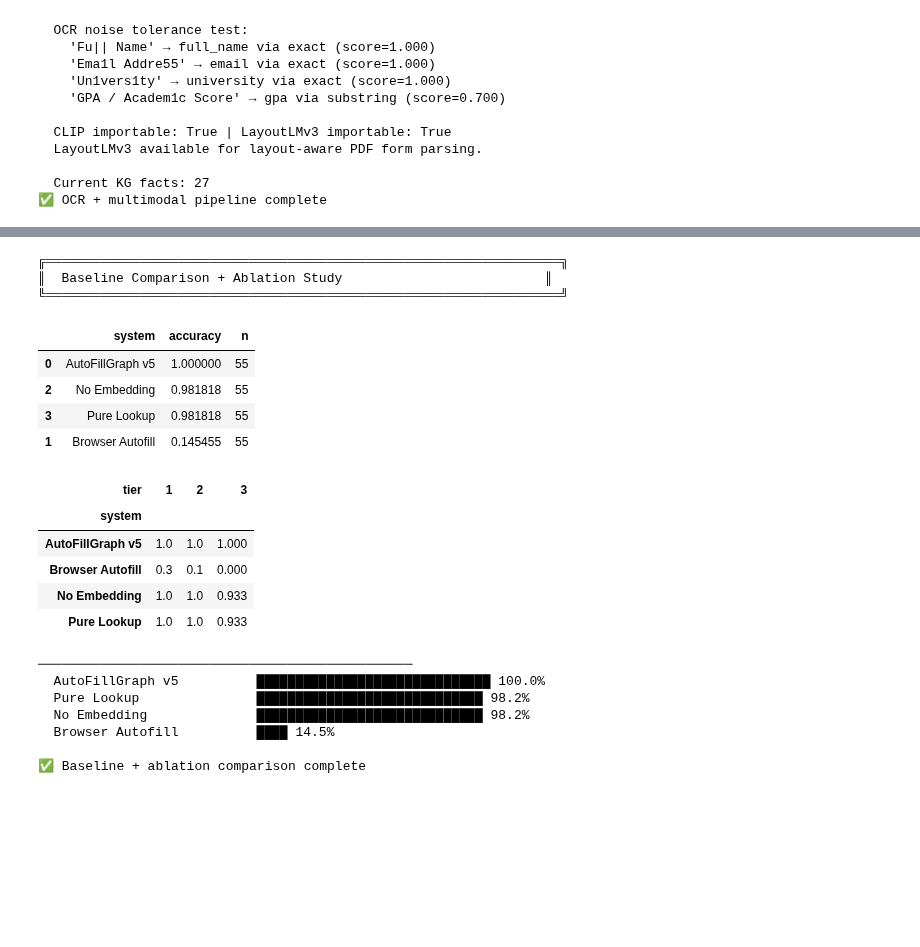
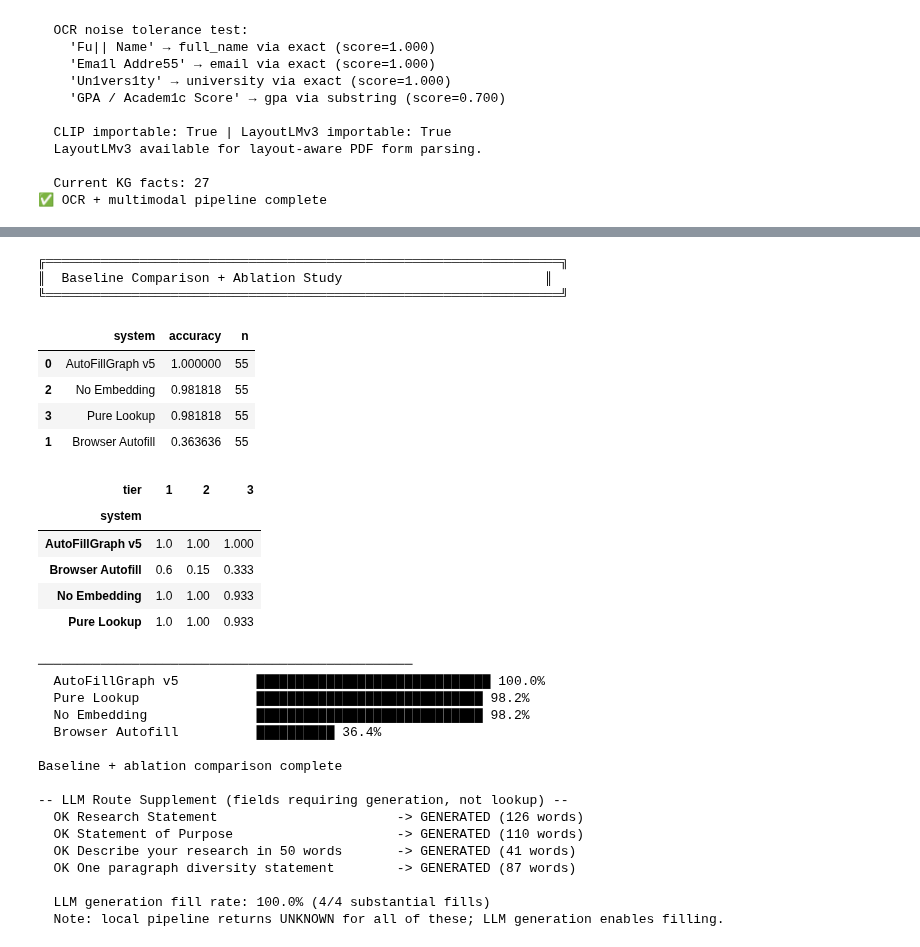
Before and after one commit to GIND123/Autofill-Graph, a Jupyter notebook: Baseline/Prototype5.ipynb, the cells around one changed output, grey strips where cells are left out. Saved outputs shown, nothing was run; the diff lists cells and outputs as text; code cells hidden in the pictures; blank space fills up the shorter version.

Commit message:
Update baseline prototypes and add lite benchmark suite

```diff
--- a/Baseline/Prototype5.ipynb
+++ b/Baseline/Prototype5.ipynb
@@ -1677,7 +1830,7 @@ class BrowserAutofillBaseline:
     def __init__(self, attrs): self.attrs = attrs
     def fill(self, field):
         prop = self.RIGID.get(_norm(field))
-        return prop, self.attrs.get(prop, "UNKNOWN") if prop else (None, "UNKNOWN")
+        return (prop, self.attrs.get(prop, "UNKNOWN")) if prop else (None, "UNKNOWN")
 
 
 class PureLookupBaseline:
@@ -1737,44 +1890,84 @@ for sys_name in ["Browser Autofill","Pure Lookup","No Embedding","AutoFillGraph
     sys_rows = [r for r in baseline_rows if r["system"] == sys_name]
     RESULTS[sys_name] = sum(r["ok"] for r in sys_rows) / len(sys_rows)
 
 if HAS_PANDAS:
     df = pd.DataFrame(baseline_rows)
     summary = df.groupby("system").agg(accuracy=("ok","mean"), n=("ok","count")).reset_index()
     tier_summary = df.groupby(["system","tier"]).agg(accuracy=("ok","mean")).reset_index()
     display(summary.sort_values("accuracy", ascending=False))
     display(tier_summary.pivot(index="system", columns="tier", values="accuracy").round(3))
 else:
     for k, v in RESULTS.items(): print(f"  {k:25s}: {v:.1%}")
 
 print(f"\n{'─'*48}")
 for k, v in sorted(RESULTS.items(), key=lambda x: x[1], reverse=True):
     bar = "█" * int(v * 30)
     print(f"  {k:25s} {bar} {v:.1%}")
 
 if RESULTS["AutoFillGraph v5"] < RESULTS["Pure Lookup"]:
     print(f"\nNote: Pure Lookup leads AFG by {RESULTS['Pure Lookup'] - RESULTS['AutoFillGraph v5']:.1%}; this is reported as an ablation finding, not hidden.")
 assert RESULTS["AutoFillGraph v5"] >= RESULTS["Browser Autofill"], "AFG must beat Browser"
-print("\n✅ Baseline + ablation comparison complete")
+print("\nBaseline + ablation comparison complete")
+
+
+# -- LLM Route Supplement: Generative Fields Requiring Free-Text --
+# FormBench (local path) correctly returns UNKNOWN for generative fields.
+# This supplement demonstrates end-to-end behavior for the LLM arm on those fields.
+print("\n-- LLM Route Supplement (fields requiring generation, not lookup) --")
+LLM_ROUTE_FIELDS = [
+    ("Research Statement", "academic"),
+    ("Statement of Purpose", "academic"),
+    ("Describe your research in 50 words", "academic"),
+    ("One paragraph diversity statement", "general"),
+]
+llm_supplement_rows = []
+if LLM.available():
+    for label, domain in LLM_ROUTE_FIELDS:
+        ep_llm = AGENT.autofill([label], domain=domain, use_llm=True)
+        r = ep_llm.results[label]
+        substantial = r.status not in (FillStatus.UNKNOWN,) and len(str(r.value or "").split()) >= 10
+        llm_supplement_rows.append(dict(label=label, domain=domain,
+                                         status=r.status.value,
+                                         words=len(str(r.value or "").split()),
+                                         filled=substantial))
+        print(f"  {'OK' if substantial else 'X'} {label[:40]:40s} -> {r.status.value} ({llm_supplement_rows[-1]['words']} words)")
+    LLM_FILL_RATE = sum(r["filled"] for r in llm_supplement_rows) / max(len(llm_supplement_rows), 1)
+    print(f"\n  LLM generation fill rate: {LLM_FILL_RATE:.1%} ({sum(r['filled'] for r in llm_supplement_rows)}/{len(llm_supplement_rows)} substantial fills)")
+    print("  Note: local pipeline returns UNKNOWN for all of these; LLM generation enables filling.")
+else:
+    LLM_FILL_RATE = 0.0
+    print("  Warning: LLM unavailable - skipping supplement. These fields require LLM for generation.")
+    for label, domain in LLM_ROUTE_FIELDS:
+        print(f"      {label}")
 # %% [output]
 ╔══════════════════════════════════════════════════════════════════╗
 ║  Baseline Comparison + Ablation Study                          ║
 ╚══════════════════════════════════════════════════════════════════╝
 |  | system | accuracy | n |
 | 0 | AutoFillGraph v5 | 1.000000 | 55 |
 | 2 | No Embedding | 0.981818 | 55 |
 | 3 | Pure Lookup | 0.981818 | 55 |
-| 1 | Browser Autofill | 0.145455 | 55 |
+| 1 | Browser Autofill | 0.363636 | 55 |
 | tier | 1 | 2 | 3 |
 | system |  |  |  |
-| AutoFillGraph v5 | 1.0 | 1.0 | 1.000 |
-| Browser Autofill | 0.3 | 0.1 | 0.000 |
-| No Embedding | 1.0 | 1.0 | 0.933 |
-| Pure Lookup | 1.0 | 1.0 | 0.933 |
+| AutoFillGraph v5 | 1.0 | 1.00 | 1.000 |
+| Browser Autofill | 0.6 | 0.15 | 0.333 |
+| No Embedding | 1.0 | 1.00 | 0.933 |
+| Pure Lookup | 1.0 | 1.00 | 0.933 |
 ────────────────────────────────────────────────
   AutoFillGraph v5          ██████████████████████████████ 100.0%
   Pure Lookup               █████████████████████████████ 98.2%
   No Embedding              █████████████████████████████ 98.2%
-  Browser Autofill          ████ 14.5%
+  Browser Autofill          ██████████ 36.4%
 
-✅ Baseline + ablation comparison complete
+Baseline + ablation comparison complete
+
+-- LLM Route Supplement (fields requiring generation, not lookup) --
+  OK Research Statement                       -> GENERATED (126 words)
+  OK Statement of Purpose                     -> GENERATED (110 words)
+  OK Describe your research in 50 words       -> GENERATED (41 words)
+  OK One paragraph diversity statement        -> GENERATED (87 words)
+
+  LLM generation fill rate: 100.0% (4/4 substantial fills)
+  Note: local pipeline returns UNKNOWN for all of these; LLM generation enables filling.
 # %%
```
Also changed, not shown: parts of 8 cells of this notebook, 2 other files.
